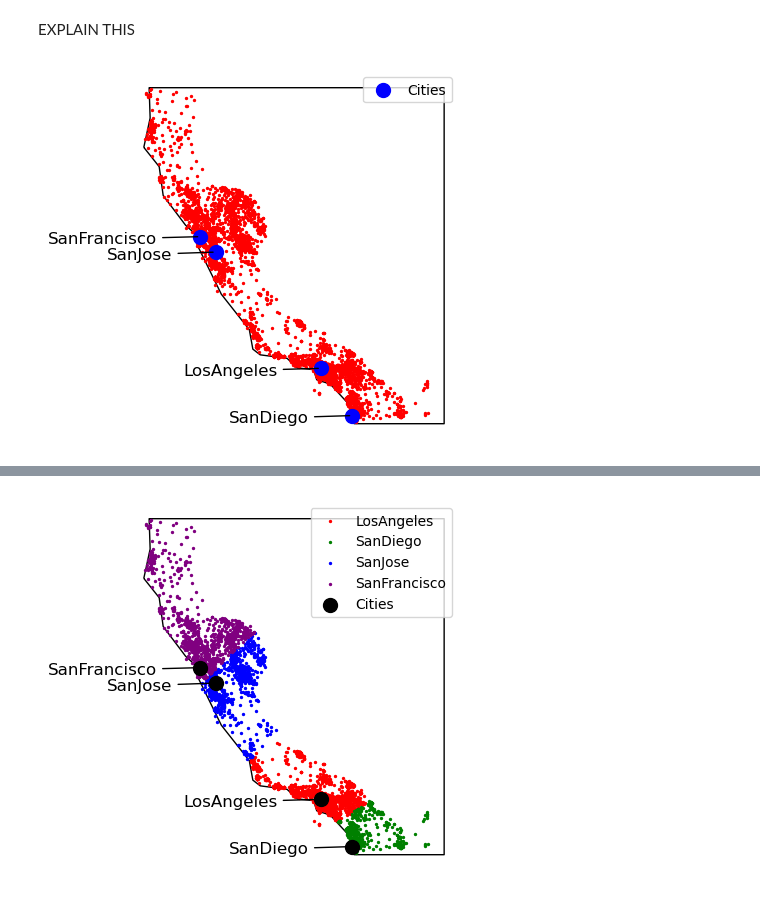
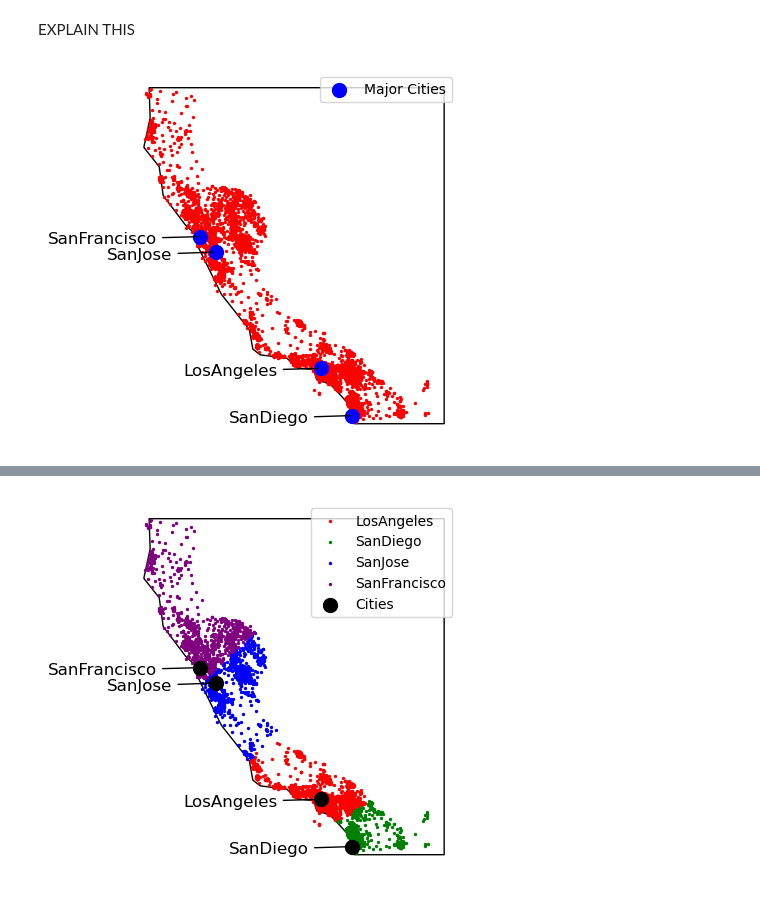
Before and after one commit to JADS-GROUP8/DM, a Jupyter notebook: Data_Mining_Assignment_1.ipynb, the cells around one changed output, grey strips where cells are left out. Drawn from its saved outputs; the diff is of its cells as text; code cells hidden in the pictures.

```diff
--- a/Data_Mining_Assignment_1.ipynb
+++ b/Data_Mining_Assignment_1.ipynb
@@ -244,28 +219,28 @@ EXPLAIN THIS
 # %%
 # Create a DataFrame for the cities with their coordinates
 gdf_cities = gpd.GeoDataFrame({
     'City': ['SanJose', 'SanFrancisco', 'LosAngeles', 'SanDiego'],
     'Latitude': [37.3382, 37.7749, 34.0522, 32.7157],
     'Longitude': [-121.8863, -122.4194, -118.2437, -117.1611]
 }, geometry=gpd.points_from_xy([-121.8863, -122.4194, -118.2437, -117.1611], [37.3382, 37.7749, 34.0522, 32.7157]), crs="EPSG:4326")
 
 # Plot the cities on the map
 ax = world.clip([-130,32.5,-114,42]).plot(color="white", edgecolor="black")
 gdf.plot(ax=ax, color="red", markersize=2)
-gdf_cities.plot(ax=ax, color="blue", markersize=100, marker='o', label='Cities')
+gdf_cities.plot(ax=ax, color="blue", markersize=100, marker='o', label='Major Cities')
 
 # Add labels for the cities with an offset to the left and a line connecting to the point
 for x, y, label in zip(gdf_cities.geometry.x, gdf_cities.geometry.y, gdf_cities['City']):
     ax.annotate(label, xy=(x, y), xytext=(x - 1.5, y - 0.2),
                 textcoords='data', fontsize=12, ha='right',
                 arrowprops=dict(arrowstyle="-", color='black'))
 
 ax.axis('off')
 plt.legend(loc='upper right')
 plt.legend()
 plt.show()
 # %% [output]
-[figure, old version]
+[figure, new version]
 # %%
 # Create new Closest City column for Los Angeles and San Francisco Sanjose and San Diego using distance collumnns
 df['Closest_Distance'] = df[[column for column in df.columns if column.startswith('Distance_')]].min(axis=1)
```
Also changed, not shown: parts of 5 cells of this notebook.
